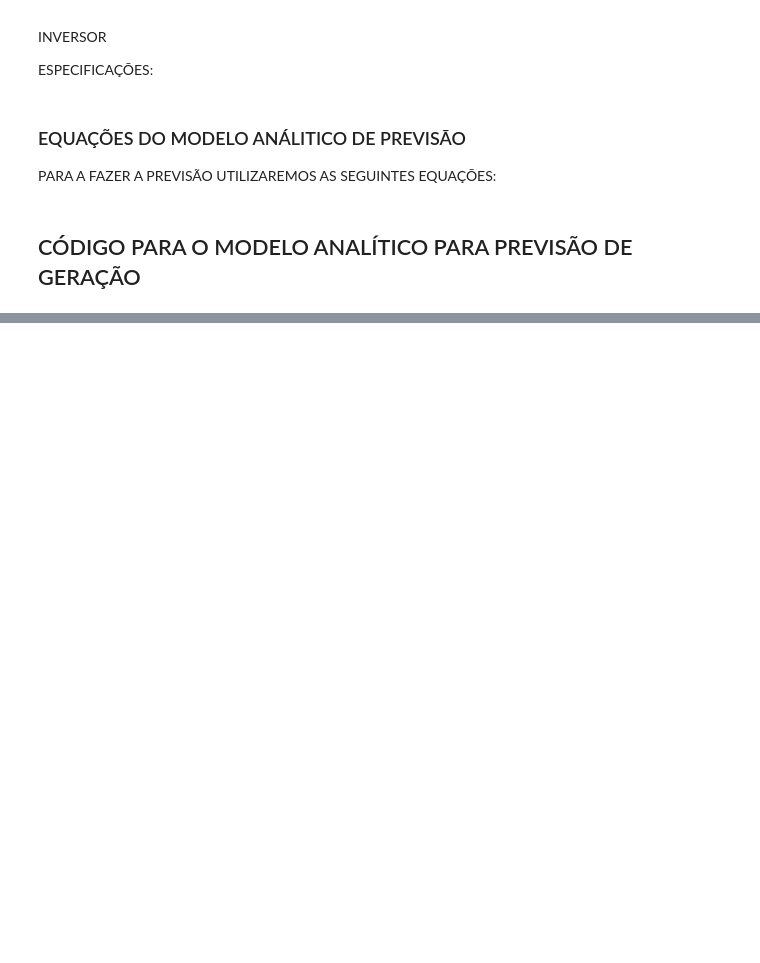
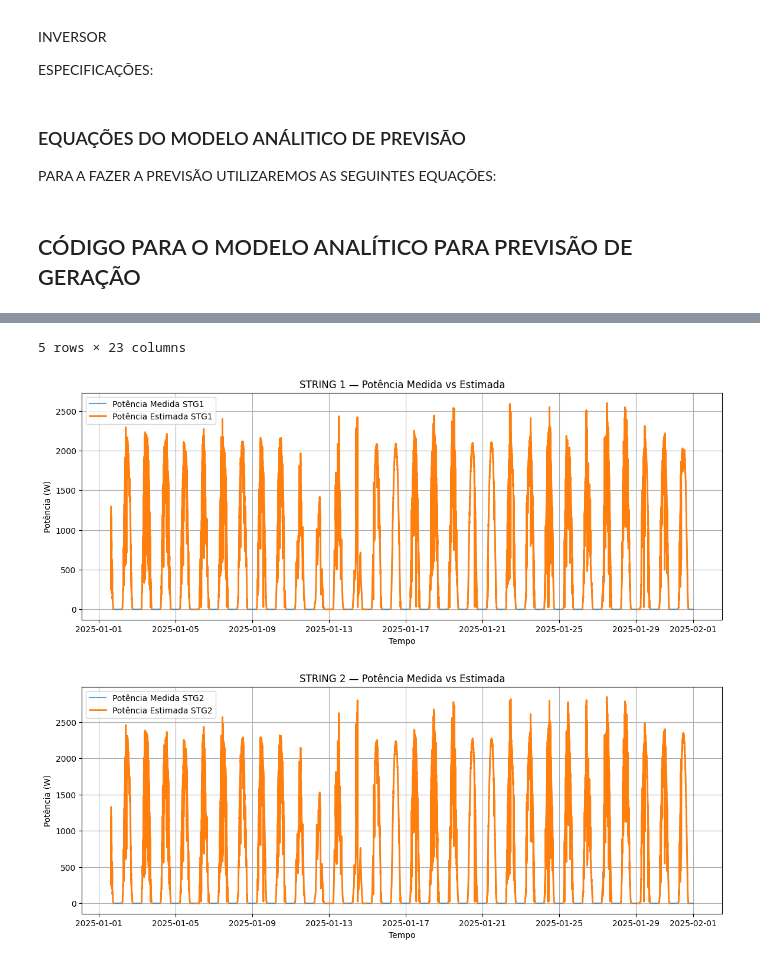
Before and after one commit to samuelrosendo/DTWIN-FV-UFAL, a Jupyter notebook: ANÁLISE_DE_DADOS_JAN_2025.ipynb, the cells around one changed output, grey strips where cells are left out. Drawn from its saved outputs; the diff is of its cells as text; code cells hidden in the pictures; blank space fills up the shorter version.

```diff
--- a/ANÁLISE_DE_DADOS_JAN_2025.ipynb
+++ b/ANÁLISE_DE_DADOS_JAN_2025.ipynb
@@ -447,0 +544,45 @@ Amostra de dados calculados:
+# %%
+import pandas as pd
+import matplotlib.pyplot as plt
+import numpy as np
+
+# CÁLCULO DA EFICIÊNCIA DAS STRINGS
+
+
+# Evita divisão por zero
+tabela_final["N_STG1"] = tabela_final["Potencia_S1_Avg"] / tabela_final["Pmp_STG1"].replace(0, np.nan)
+tabela_final["N_STG2"] = tabela_final["Potencia_S2_Avg"] / tabela_final["Pmp_STG2"].replace(0, np.nan)
+
+# Limita a eficiência entre 0 e 1.2 (casos de ruído)
+tabela_final["N_STG1"] = tabela_final["N_STG1"].clip(lower=0, upper=1.2)
+tabela_final["N_STG2"] = tabela_final["N_STG2"].clip(lower=0, upper=1.2)
+
+
+# POTÊNCIA ESTIMADA A PARTIR DO RENDIMENTO
+
+tabela_final["Potencia_Estimada_STG1"] = tabela_final["N_STG1"] * tabela_final["Pmp_STG1"]
+tabela_final["Potencia_Estimada_STG2"] = tabela_final["N_STG2"] * tabela_final["Pmp_STG2"]
+
+# Mostra as novas colunas criadas
+display(tabela_final.head())
+
+plt.figure(figsize=(14,5))
+plt.plot(tabela_final.index, tabela_final["Potencia_S1_Avg"], label="Potência Medida STG1", alpha=0.7)
+plt.plot(tabela_final.index, tabela_final["Potencia_Estimada_STG1"], label="Potência Estimada STG1", linewidth=2)
+plt.title("STRING 1 — Potência Medida vs Estimada")
+plt.xlabel("Tempo")
+plt.ylabel("Potência (W)")
+plt.grid(True)
+plt.legend()
+plt.show()
+
+plt.figure(figsize=(14,5))
+plt.plot(tabela_final.index, tabela_final["Potencia_S2_Avg"], label="Potência Medida STG2", alpha=0.7)
+plt.plot(tabela_final.index, tabela_final["Potencia_Estimada_STG2"], label="Potência Estimada STG2", linewidth=2)
+plt.title("STRING 2 — Potência Medida vs Estimada")
+plt.xlabel("Tempo")
+plt.ylabel("Potência (W)")
+plt.grid(True)
+plt.legend()
+plt.show()
+# %% [output]
@@ -447,0 +596,3 @@ Amostra de dados calculados:
+5 rows × 23 columns
+[figure, added]
+[figure, added]
```
Also changed, not shown: parts of 7 cells of this notebook.
